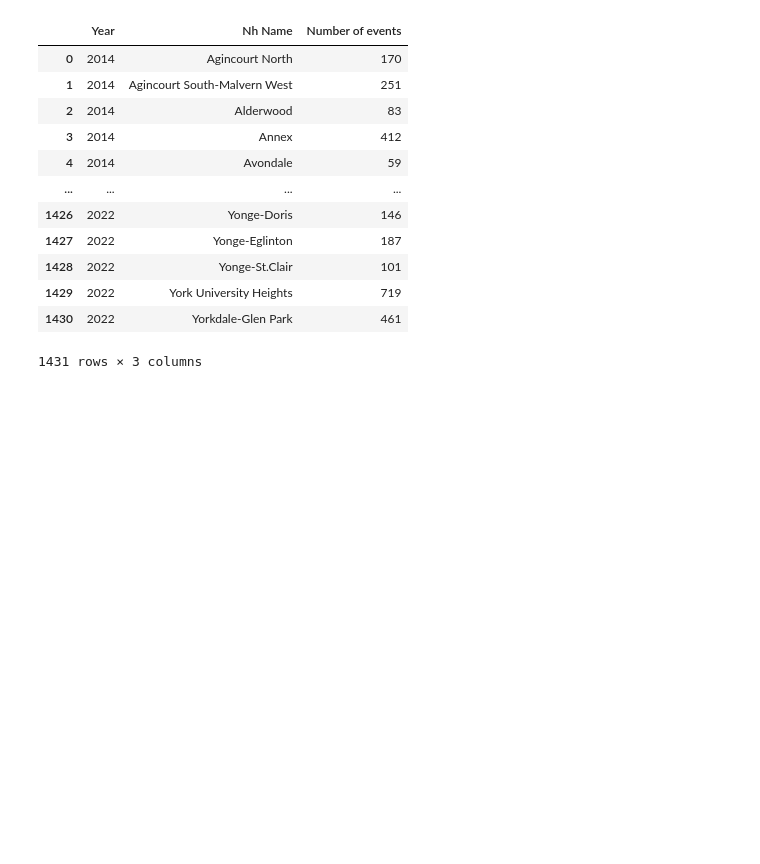
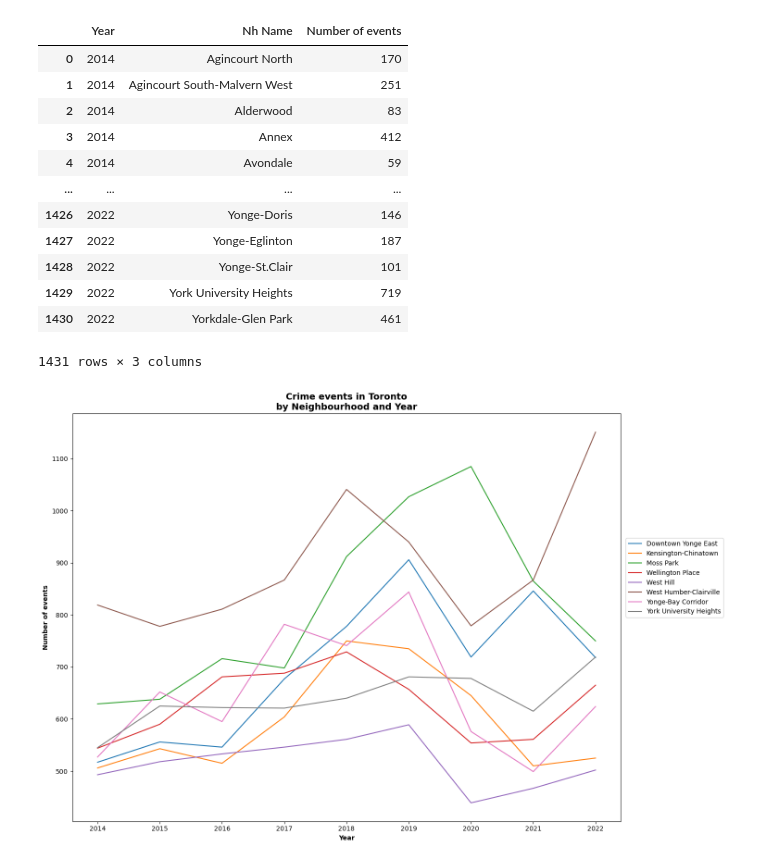
Before and after one commit to fannysigouin/project1, a Jupyter notebook: q5_year_to_year.ipynb, the cells around one changed output. Drawn from its saved outputs; the diff is of its cells as text; code cells hidden in the pictures; blank space fills up the shorter version.

```diff
--- a/q5_year_to_year.ipynb
+++ b/q5_year_to_year.ipynb
@@ -244,32 +244,41 @@ year_nh_count
 1431 rows × 3 columns
 # %%
 # Visualize
+min_count = 400
+max_count = max(year_nh_count['Number of events']) + 1
+
+fig, ax = plt.subplots(figsize=(15, 10))
 
 # List ofcategories
 nhs = list(year_nh_count['Nh Name'].unique())
 
-fig, ax = plt.subplots()
+for nh in nhs:
+    this_data = year_nh_count.loc[year_nh_count['Nh Name'] == nh]
 
-for mci_cat in mci_cats:
-    this_data = year_category_count.loc[year_category_count['Category'] == mci_cat]
-    # add this category to plot
-    ax.plot(
-        this_data['Year'],
-        this_data['Number of events'],
-        label=mci_cat,
-        clip_on = False
-    )
+    if any(this_data['Number of events'] < min_count):
+        continue
+    elif any(this_data['Number of events'] > max_count):
+        continue
+    else:# add this nhto plot
+        ax.plot(
+            this_data['Year'],
+            this_data['Number of events'],
+            label=nh,
+            clip_on = False
+        )
 
 plt.xlabel('Year', fontdict={'weight': 700})
 plt.ylabel('Number of events', fontdict={'weight': 700})
 plt.title(
-    'Crime events in Toronto\nby Category and Year',
+    'Crime events in Toronto\nby Neighbourhood and Year',
     fontdict={'weight': 700, 'size': 14}
     )
 plt.legend(loc=(1.01, 0.5))
 # year_category_count.plot(
 #     kind='bar',
 #     stacked=False
 # )
 plt.tight_layout()
 plt.show()
+# %% [output]
+[figure, added]
```
